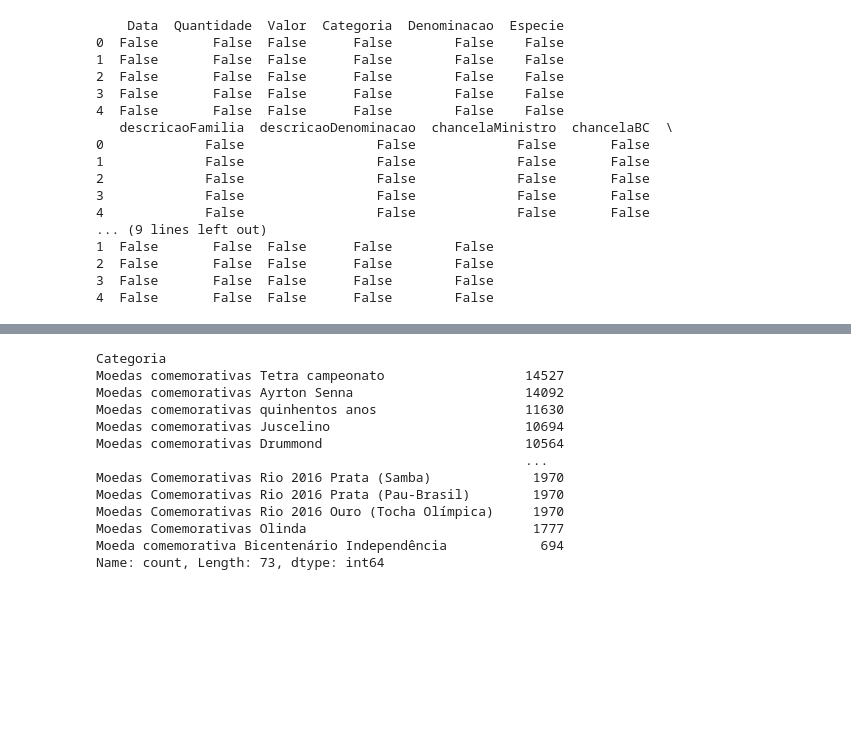
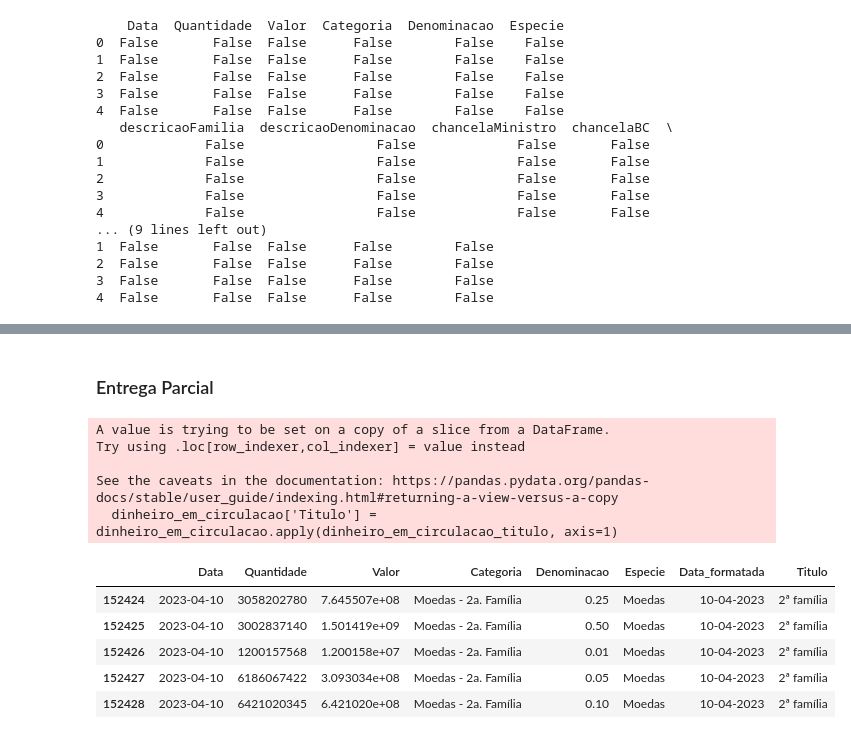
Before and after one commit to carmodaniel/coderhouseProjeto, a Jupyter notebook: projetoFinal.ipynb, the cells around one changed output, grey strips where cells are left out. Drawn from its saved outputs; the diff is of its cells as text; code cells hidden in the pictures; blank space fills up the shorter version.

```diff
--- a/projetoFinal.ipynb
+++ b/projetoFinal.ipynb
@@ -284,20 +255,29 @@ A espécie com maior quantidade é: Moedas
-# %%
-# Conta a frequência de cada categoria em "moedas_comemorativas"
-contagem_ocorrencias = dados_moedas_comemorativas['Categoria'].value_counts()
-
-# Mostra as contagens de ocorrências
-print(contagem_ocorrencias)
-# %% [output]
-Categoria
-Moedas comemorativas Tetra campeonato                  14527
-Moedas comemorativas Ayrton Senna                      14092
-Moedas comemorativas quinhentos anos                   11630
-Moedas comemorativas Juscelino                         10694
-Moedas comemorativas Drummond                          10564
-                                                       ...
-Moedas Comemorativas Rio 2016 Prata (Samba)             1970
-Moedas Comemorativas Rio 2016 Prata (Pau-Brasil)        1970
-Moedas Comemorativas Rio 2016 Ouro (Tocha Olímpica)     1970
-Moedas Comemorativas Olinda                             1777
-Moeda comemorativa Bicentenário Independência            694
-Name: count, Length: 73, dtype: int64
+# %% [markdown]
+### Entrega Parcial
+# %%
+# Função para criar a nova coluna Titulo com base na coluna Categoria do Dataframe dinheiro_em_circulacao
+def dinheiro_em_circulacao_titulo(row):
+    if "1a. família" in row['Categoria']:
+        return '1ª família'
+    elif "2a. Família" in row['Categoria']:
+        return '2ª família'
+    else:
+        return None
+
+# Aplicando a função para criar a nova coluna
+dinheiro_em_circulacao['Titulo'] = dinheiro_em_circulacao.apply(dinheiro_em_circulacao_titulo, axis=1)
+
+# Exibindo o DataFrame resultante
+display(dinheiro_em_circulacao.head(5))
+# %% [output]
+A value is trying to be set on a copy of a slice from a DataFrame.
+Try using .loc[row_indexer,col_indexer] = value instead
+
+See the caveats in the documentation: https://pandas.pydata.org/pandas-docs/stable/user_guide/indexing.html#returning-a-view-versus-a-copy
+  dinheiro_em_circulacao['Titulo'] = dinheiro_em_circulacao.apply(dinheiro_em_circulacao_titulo, axis=1)
+|  | Data | Quantidade | Valor | Categoria | Denominacao | Especie | Data_formatada | Titulo |
+| 152424 | 2023-04-10 | 3058202780 | 7.645507e+08 | Moedas - 2a. Família | 0.25 | Moedas | 10-04-2023 | 2ª família |
+| 152425 | 2023-04-10 | 3002837140 | 1.501419e+09 | Moedas - 2a. Família | 0.50 | Moedas | 10-04-2023 | 2ª família |
+| 152426 | 2023-04-10 | 1200157568 | 1.200158e+07 | Moedas - 2a. Família | 0.01 | Moedas | 10-04-2023 | 2ª família |
+| 152427 | 2023-04-10 | 6186067422 | 3.093034e+08 | Moedas - 2a. Família | 0.05 | Moedas | 10-04-2023 | 2ª família |
+| 152428 | 2023-04-10 | 6421020345 | 6.421020e+08 | Moedas - 2a. Família | 0.10 | Moedas | 10-04-2023 | 2ª família |
```
Also changed, not shown: parts of 15 cells of this notebook, 1 other file.
